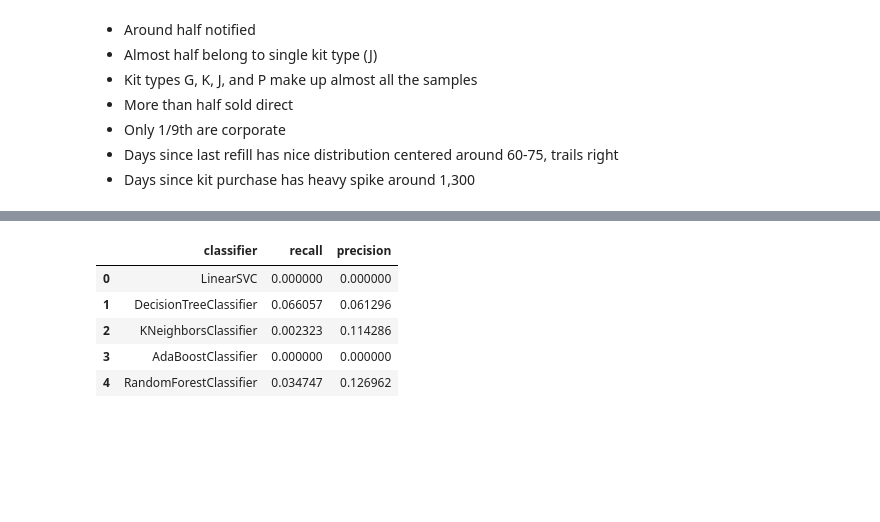
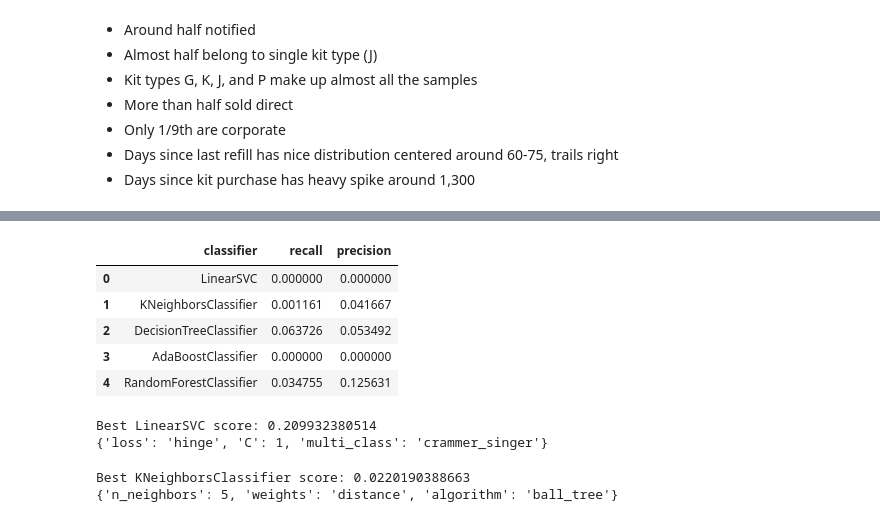
Before and after one commit to sjawhar/udacity-mlnd-capstone, a Jupyter notebook: kit_churn.ipynb, the cells around one changed output, grey strips where cells are left out. Cells and saved outputs as stored; diff of their text form; code cells hidden in the pictures; blank space fills up the shorter version.

Commit message:
Started grid search of algorithm parameters.

```diff
--- a/kit_churn.ipynb
+++ b/kit_churn.ipynb
@@ -134,7 +134,7 @@ from sklearn.preprocessing import Imputer
 X_encoded = pd.DataFrame(index=X_raw.index)
 
 for col, col_data in X_raw.iteritems():
-    if col_data.dtype == object:
+    if col_data.dtype == object and set(col_data.unique()) != set([0,1]):
         col_data = pd.get_dummies(col_data, prefix=col)
     X_encoded = X_encoded.join(col_data)
 
@@ -170,37 +169,67 @@ from sklearn.neighbors import KNeighborsClassifier
 from sklearn.ensemble import AdaBoostClassifier, RandomForestClassifier
 
 recall_scorer = make_scorer(recall_score, labels=['Deactivated', 'Downgraded'], average='micro')
 precision_scorer = make_scorer(precision_score, labels=['Deactivated', 'Downgraded'], average='micro')
 
 results = []
 classifiers = [
     LinearSVC(dual=False),
+    KNeighborsClassifier(),
     DecisionTreeClassifier(),
-    KNeighborsClassifier(),
     AdaBoostClassifier(),
     RandomForestClassifier()
 ]
 X_train, X_test, y_train, y_test = train_test_split(X_all, y_all, test_size=0.2, stratify=y_all)
 for clf in classifiers:
     classifier = clf.__class__.__name__
-    recall = cross_val_score(clf, X_train, y_train, scoring=recall_scorer)
-    precision = cross_val_score(clf, X_train, y_train, scoring=precision_scorer)
+    recall = cross_val_score(clf, X_train, y_train, scoring=recall_scorer, n_jobs=-1)
+    precision = cross_val_score(clf, X_train, y_train, scoring=precision_scorer, n_jobs=-1)
     results.append([classifier, recall.mean(), precision.mean()])
 
 results = pd.DataFrame(
     data = results,
     columns = [
         'classifier',
         'recall',
         'precision'
     ]
 )
 
 display(results)
 # %% [output]
 |  | classifier | recall | precision |
 | 0 | LinearSVC | 0.000000 | 0.000000 |
-| 1 | DecisionTreeClassifier | 0.066057 | 0.061296 |
-| 2 | KNeighborsClassifier | 0.002323 | 0.114286 |
+| 1 | KNeighborsClassifier | 0.001161 | 0.041667 |
+| 2 | DecisionTreeClassifier | 0.063726 | 0.053492 |
 | 3 | AdaBoostClassifier | 0.000000 | 0.000000 |
-| 4 | RandomForestClassifier | 0.034747 | 0.126962 |
+| 4 | RandomForestClassifier | 0.034755 | 0.125631 |
+# %%
+from sklearn.grid_search import GridSearchCV
+parameters = {
+    'C': (0.1, 0.5, 1.0, 1.5, 2.5, 5.0, 7.5, 10),
+    'loss': ('hinge', 'squared_hinge'),
+    'multi_class': ('ovr', 'crammer_singer')
+}
+clf = GridSearchCV(LinearSVC(), parameters, scoring=recall_scorer, n_jobs=4)
+clf.fit(X_train, y_train)
+print "Best LinearSVC recall: {}".format(clf.best_score_)
+print clf.best_params_
+precision = cross_val_score(clf.best_estimator_, X_train, y_train, scoring=precision_scorer, n_jobs=-1)
+print "Precision: {}".format(precision.mean())
+# %% [output]
+Best LinearSVC score: 0.209932380514
+{'loss': 'hinge', 'C': 1, 'multi_class': 'crammer_singer'}
+# %%
+from sklearn.grid_search import GridSearchCV
+parameters = {
+    'n_neighbors': (5,10,50,100,500,1000,5000),
+    'weights': ('uniform', 'distance'),
+    'algorithm': ('ball_tree', 'kd_tree')
+}
+clf = GridSearchCV(KNeighborsClassifier(), parameters, scoring=recall_scorer, n_jobs=4)
+clf.fit(X_train, y_train)
+print "Best KNeighborsClassifier score: {}".format(clf.best_score_)
+print clf.best_params_
+# %% [output]
+Best KNeighborsClassifier score: 0.0220190388663
+{'n_neighbors': 5, 'weights': 'distance', 'algorithm': 'ball_tree'}
```
Also changed, not shown: parts of 5 cells of this notebook.
